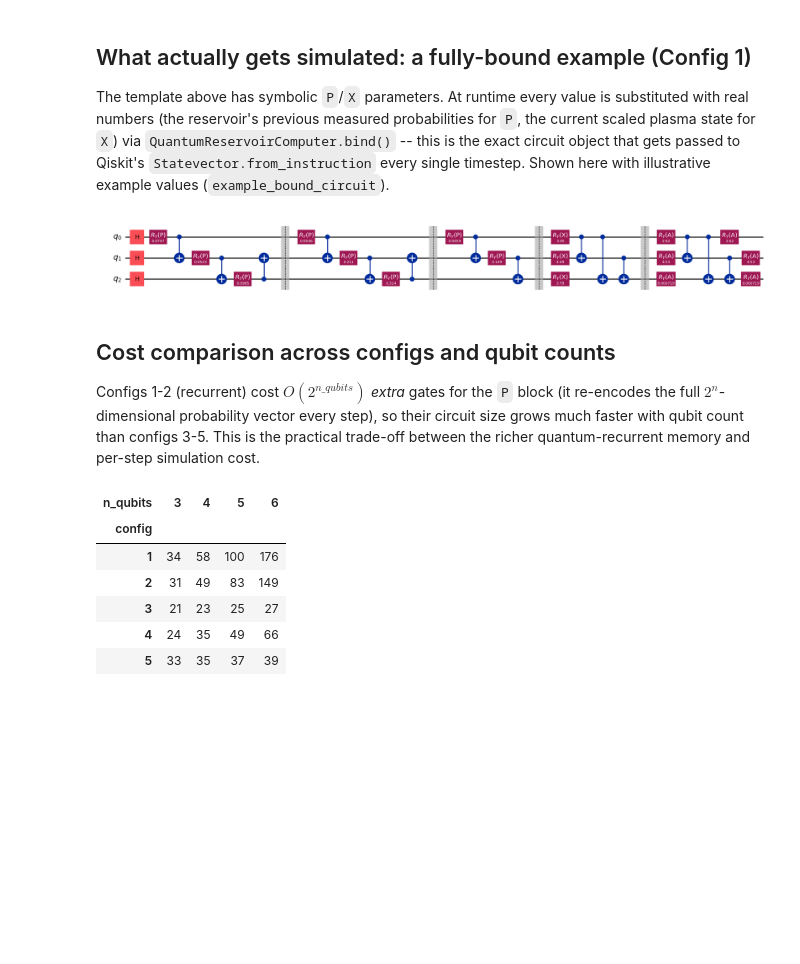
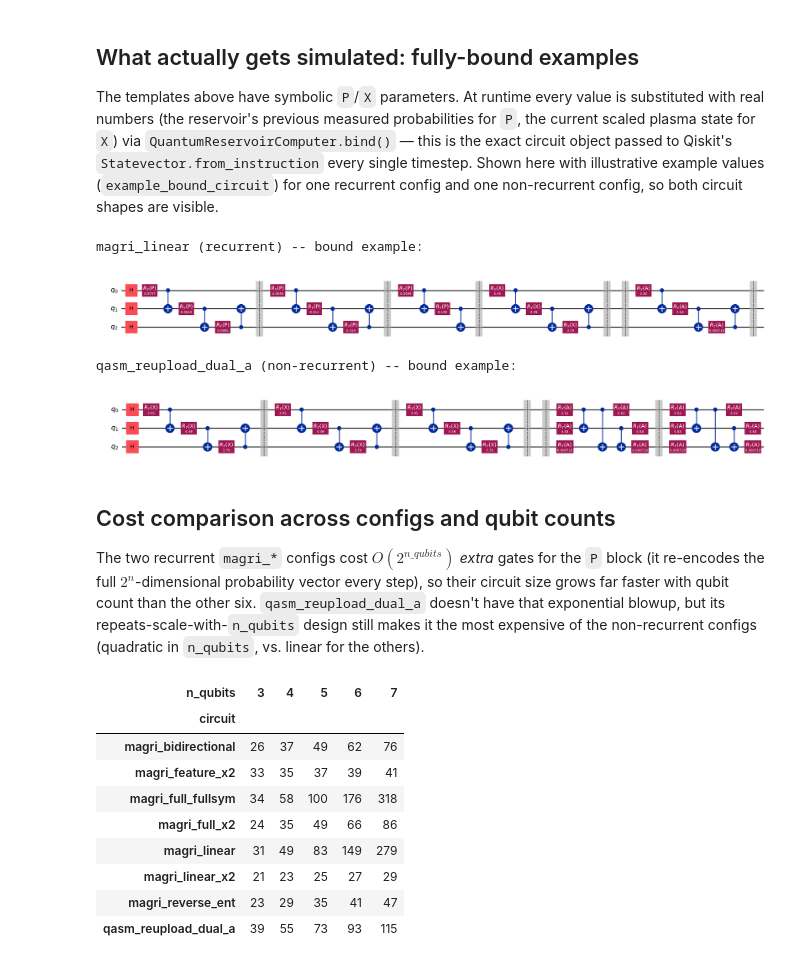
Before and after one commit to Wezo420/QML-for-Plasma-Disruption-Prediction-and-Adaptive-Control, a Jupyter notebook: QRC-Eval3/notebooks/00_QRC_Circuit_Gallery.ipynb, the cells around one changed output. Saved outputs shown, nothing was run; the diff lists cells and outputs as text; code cells hidden in the pictures; blank space fills up the shorter version.

```diff
--- a/QRC-Eval3/notebooks/00_QRC_Circuit_Gallery.ipynb
+++ b/QRC-Eval3/notebooks/00_QRC_Circuit_Gallery.ipynb
@@ -92,42 +265,60 @@ Config 5: H -> X:feature-product x2 (no recurrence) -> A:linear
 # %% [markdown]
-## What actually gets simulated: a fully-bound example (Config 1)
+## What actually gets simulated: fully-bound examples
 
-The template above has symbolic `P`/`X` parameters. At runtime every value is substituted
-with real numbers (the reservoir's previous measured probabilities for `P`, the current
-scaled plasma state for `X`) via `QuantumReservoirComputer.bind()` -- this is the exact
-circuit object that gets passed to Qiskit's `Statevector.from_instruction` every single
-timestep. Shown here with illustrative example values (`example_bound_circuit`).
+The templates above have symbolic `P`/`X` parameters. At runtime every value is
+substituted with real numbers (the reservoir's previous measured probabilities
+for `P`, the current scaled plasma state for `X`) via
+`QuantumReservoirComputer.bind()` — this is the exact circuit object passed to
+Qiskit's `Statevector.from_instruction` every single timestep. Shown here with
+illustrative example values (`example_bound_circuit`) for one recurrent config
+and one non-recurrent config, so both circuit shapes are visible.
 # %%
-cfg1 = QRCConfig(n_qubits=N_QUBITS, dim=DIM, circuit_config=1, seed=1)
+cfg1 = QRCConfig(n_qubits=N_QUBITS, dim=DIM, circuit_config="magri_linear", seed=1)
 qrc1 = QuantumReservoirComputer(cfg1)
 bound_qc = qrc1.example_bound_circuit(seed=0)
+print("magri_linear (recurrent) -- bound example:")
 bound_qc.draw(output="mpl", fold=-1)
 # %% [output]
+magri_linear (recurrent) -- bound example:
-[figure, old version]
+[figure, new version]
+# %%
+cfg2 = QRCConfig(n_qubits=N_QUBITS, dim=DIM, circuit_config="qasm_reupload_dual_a", seed=1)
+qrc2 = QuantumReservoirComputer(cfg2)
+bound_qc2 = qrc2.example_bound_circuit(seed=0)
+print("qasm_reupload_dual_a (non-recurrent) -- bound example:")
+bound_qc2.draw(output="mpl", fold=-1)
+# %% [output]
+qasm_reupload_dual_a (non-recurrent) -- bound example:
+[figure, added]
 # %% [markdown]
 ## Cost comparison across configs and qubit counts
 
-Configs 1-2 (recurrent) cost $O(2^{n\_qubits})$ *extra* gates for the `P` block (it
-re-encodes the full $2^n$-dimensional probability vector every step), so their circuit
-size grows much faster with qubit count than configs 3-5. This is the practical
-trade-off between the richer quantum-recurrent memory and per-step simulation cost.
+The two recurrent `magri_*` configs cost $O(2^{n\_qubits})$ *extra* gates for
+the `P` block (it re-encodes the full $2^n$-dimensional probability vector
+every step), so their circuit size grows far faster with qubit count than the
+other six. `qasm_reupload_dual_a` doesn't have that exponential blowup, but its
+repeats-scale-with-`n_qubits` design still makes it the most expensive of the
+non-recurrent configs (quadratic in `n_qubits`, vs. linear for the others).
 # %%
 rows = []
-for k in range(1, 6):
-    for nq in [3, 4, 5, 6]:
-        cfg = QRCConfig(n_qubits=nq, dim=DIM, circuit_config=k, seed=1)
+for key in CIRCUIT_KEYS:
+    for nq in [3, 4, 5, 6, 7]:
+        cfg = QRCConfig(n_qubits=nq, dim=DIM, circuit_config=key, seed=1)
         qrc = QuantumReservoirComputer(cfg)
-        rows.append({"config": k, "recurrent": qrc.recurrent, "n_qubits": nq,
+        rows.append({"circuit": key, "recurrent": qrc.recurrent, "n_qubits": nq,
                       "N_units": qrc.N_units, "gates": qrc.template.size(),
                       "depth": qrc.template.depth()})
 df = pd.DataFrame(rows)
-df.pivot(index="config", columns="n_qubits", values="gates")
+df.pivot(index="circuit", columns="n_qubits", values="gates")
 # %% [output]
-| n_qubits | 3 | 4 | 5 | 6 |
-| config |  |  |  |  |
-| 1 | 34 | 58 | 100 | 176 |
-| 2 | 31 | 49 | 83 | 149 |
-| 3 | 21 | 23 | 25 | 27 |
-| 4 | 24 | 35 | 49 | 66 |
-| 5 | 33 | 35 | 37 | 39 |
+| n_qubits | 3 | 4 | 5 | 6 | 7 |
+| circuit |  |  |  |  |  |
+| magri_bidirectional | 26 | 37 | 49 | 62 | 76 |
+| magri_feature_x2 | 33 | 35 | 37 | 39 | 41 |
+| magri_full_fullsym | 34 | 58 | 100 | 176 | 318 |
+| magri_full_x2 | 24 | 35 | 49 | 66 | 86 |
+| magri_linear | 31 | 49 | 83 | 149 | 279 |
+| magri_linear_x2 | 21 | 23 | 25 | 27 | 29 |
+| magri_reverse_ent | 23 | 29 | 35 | 41 | 47 |
+| qasm_reupload_dual_a | 39 | 55 | 73 | 93 | 115 |
 # %%
```
Also changed, not shown: parts of 17 cells of this notebook, 18 other files.
